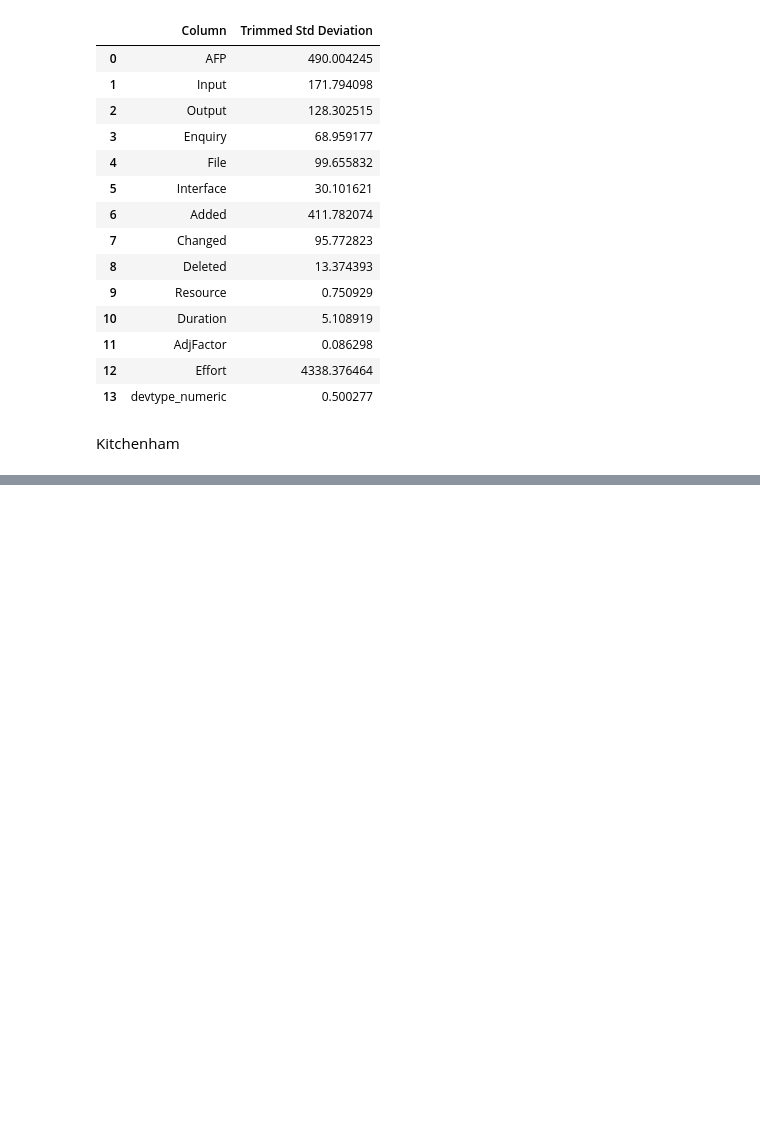
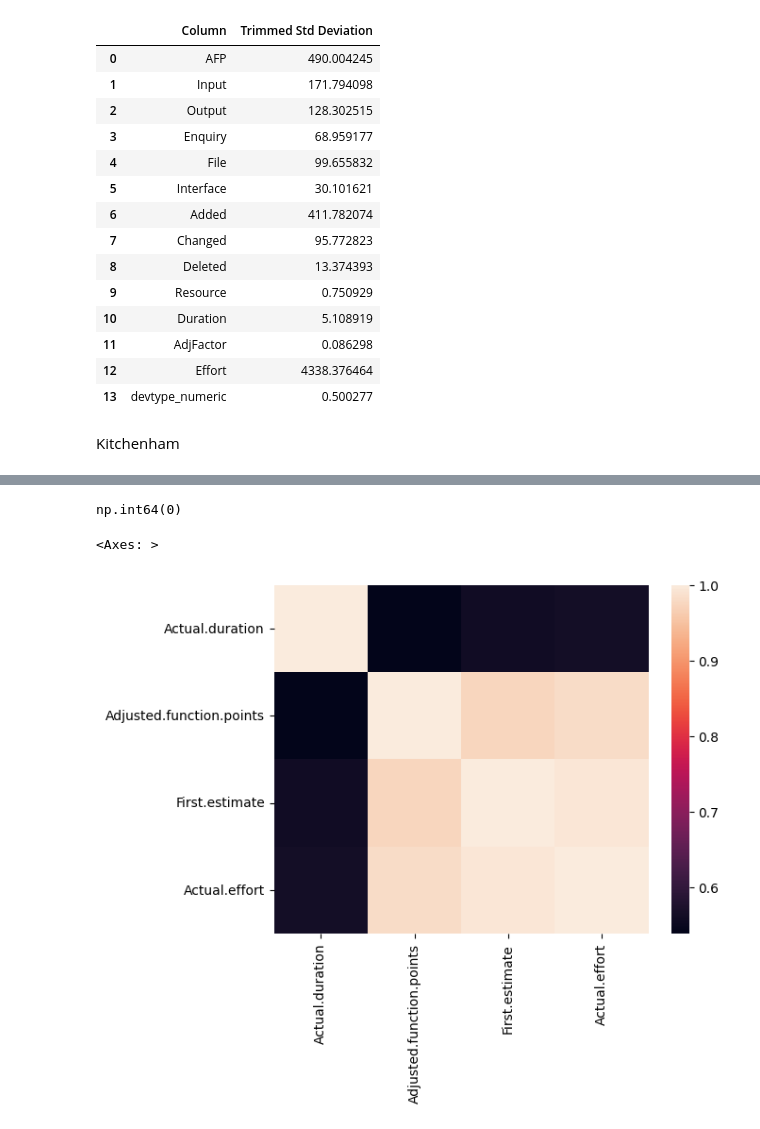
Before and after one commit to Vaishali054/Estimation-Model-for-Software-Development, a Jupyter notebook: DataAnalysis.ipynb, the cells around one changed output, grey strips where cells are left out. Saved outputs shown, nothing was run; the diff lists cells and outputs as text; code cells hidden in the pictures; blank space fills up the shorter version.

Commit message:
add : data analysis kitchenham

```diff
--- a/DataAnalysis.ipynb
+++ b/DataAnalysis.ipynb
@@ -820,3 +820,12 @@ trimmed_std_china
 | 13 | devtype_numeric | 0.500277 |
 # %% [markdown]
 Kitchenham
+# %%
+import arff
+
+with open('./kitchenham.arff') as f:
+    dataset=arff.load(f)
+
+kitchenham = pd.DataFrame(dataset['data'], columns=[attr[0] for attr in dataset['attributes']])
+
+kitchenham.head()
@@ -822,0 +876,11 @@ Kitchenham
+# %%
+# Duplicate rows
+kitchenham.duplicated().sum()
+# %% [output]
+np.int64(0)
+# %%
+# Adequacy of data using heatmap
+sns.heatmap(kitchenham.corr())
+# %% [output]
+<Axes: >
+[figure, added]
```
Also changed, not shown: parts of 10 cells of this notebook, 1 other file.
